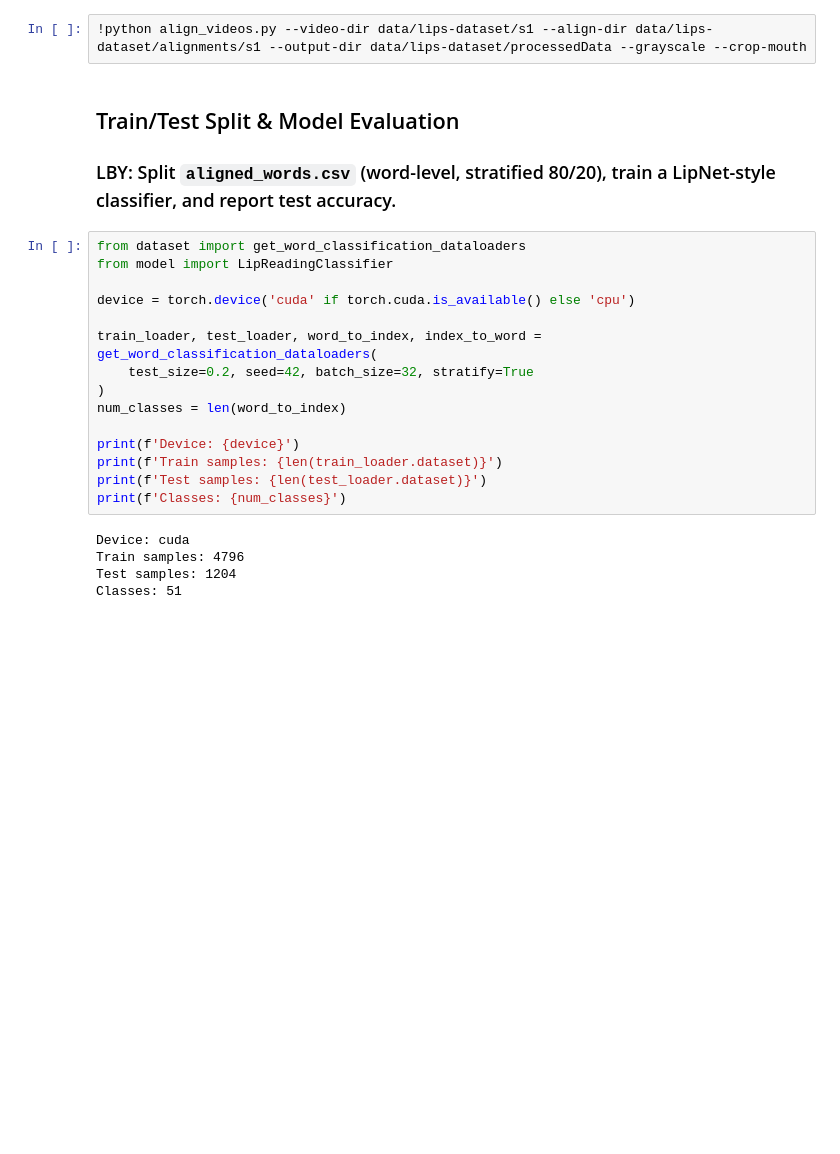
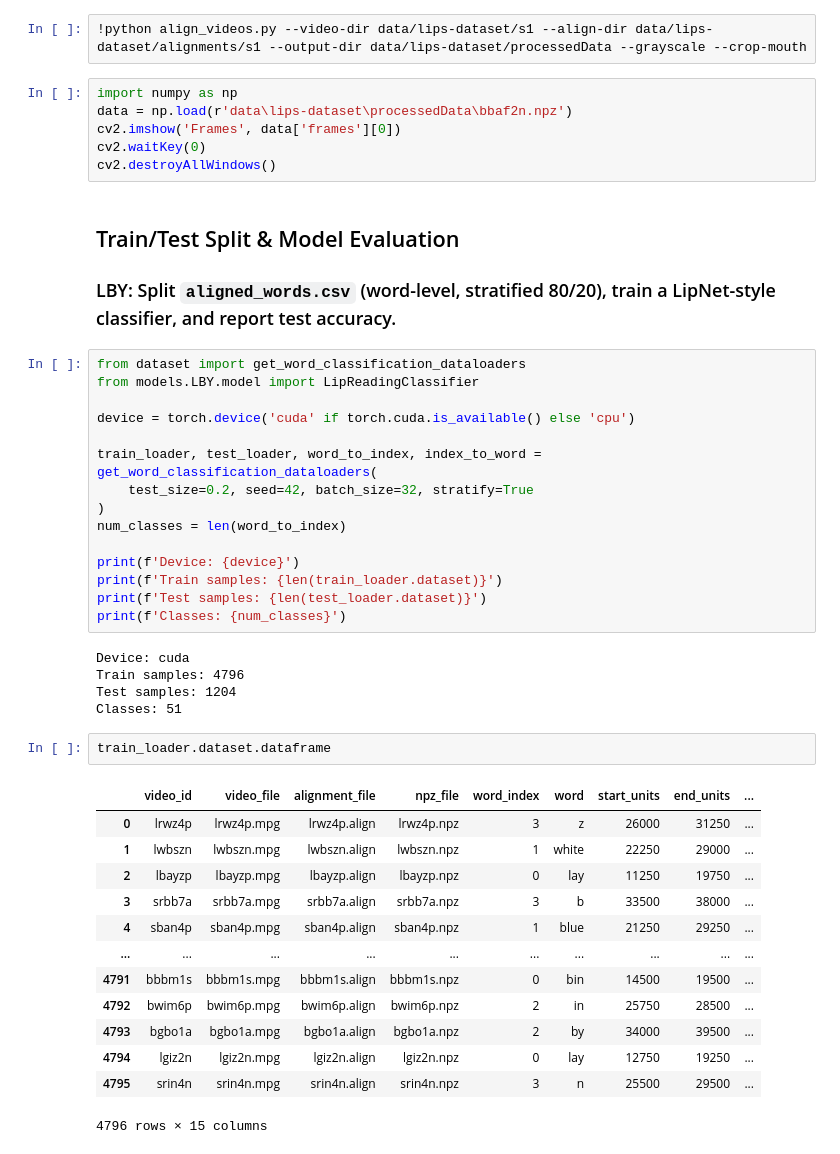
Before and after one commit to Tempesta-96/VisionSpeak, a Jupyter notebook: lipnet.ipynb, the cells around one changed output. Saved outputs shown, nothing was run; the diff lists cells and outputs as text; blank space fills up the shorter version.

```diff
--- a/lipnet.ipynb
+++ b/lipnet.ipynb
@@ -199,12 +154,18 @@ W0000 00:00:1786867403.828754  184163 inference_feedback_manager.cc:114] Feedbac
 ### (a) alignments, (b) s1, (c) processedData [This is an addition]
 # %%
 !python align_videos.py --video-dir data/lips-dataset/s1 --align-dir data/lips-dataset/alignments/s1 --output-dir data/lips-dataset/processedData --grayscale --crop-mouth
+# %%
+import numpy as np
+data = np.load(r'data\lips-dataset\processedData\bbaf2n.npz')
+cv2.imshow('Frames', data['frames'][0])
+cv2.waitKey(0)
+cv2.destroyAllWindows()
 # %% [markdown]
 ## Train/Test Split & Model Evaluation
 ### LBY: Split `aligned_words.csv` (word-level, stratified 80/20), train a LipNet-style classifier, and report test accuracy.
 # %%
 from dataset import get_word_classification_dataloaders
-from model import LipReadingClassifier
+from models.LBY.model import LipReadingClassifier
 
 device = torch.device('cuda' if torch.cuda.is_available() else 'cpu')
 
@@ -222,3 +183,19 @@ Device: cuda
 Train samples: 4796
 Test samples: 1204
 Classes: 51
+# %%
+train_loader.dataset.dataframe
+# %% [output]
+|  | video_id | video_file | alignment_file | npz_file | word_index | word | start_units | end_units | ... |
+| 0 | lrwz4p | lrwz4p.mpg | lrwz4p.align | lrwz4p.npz | 3 | z | 26000 | 31250 | ... |
+| 1 | lwbszn | lwbszn.mpg | lwbszn.align | lwbszn.npz | 1 | white | 22250 | 29000 | ... |
+| 2 | lbayzp | lbayzp.mpg | lbayzp.align | lbayzp.npz | 0 | lay | 11250 | 19750 | ... |
+| 3 | srbb7a | srbb7a.mpg | srbb7a.align | srbb7a.npz | 3 | b | 33500 | 38000 | ... |
+| 4 | sban4p | sban4p.mpg | sban4p.align | sban4p.npz | 1 | blue | 21250 | 29250 | ... |
+| ... | ... | ... | ... | ... | ... | ... | ... | ... | ... |
+| 4791 | bbbm1s | bbbm1s.mpg | bbbm1s.align | bbbm1s.npz | 0 | bin | 14500 | 19500 | ... |
+| 4792 | bwim6p | bwim6p.mpg | bwim6p.align | bwim6p.npz | 2 | in | 25750 | 28500 | ... |
+| 4793 | bgbo1a | bgbo1a.mpg | bgbo1a.align | bgbo1a.npz | 2 | by | 34000 | 39500 | ... |
+| 4794 | lgiz2n | lgiz2n.mpg | lgiz2n.align | lgiz2n.npz | 0 | lay | 12750 | 19250 | ... |
+| 4795 | srin4n | srin4n.mpg | srin4n.align | srin4n.npz | 3 | n | 25500 | 29500 | ... |
+4796 rows × 15 columns
```
Also changed, not shown: parts of 16 cells of this notebook, 2 other files.
